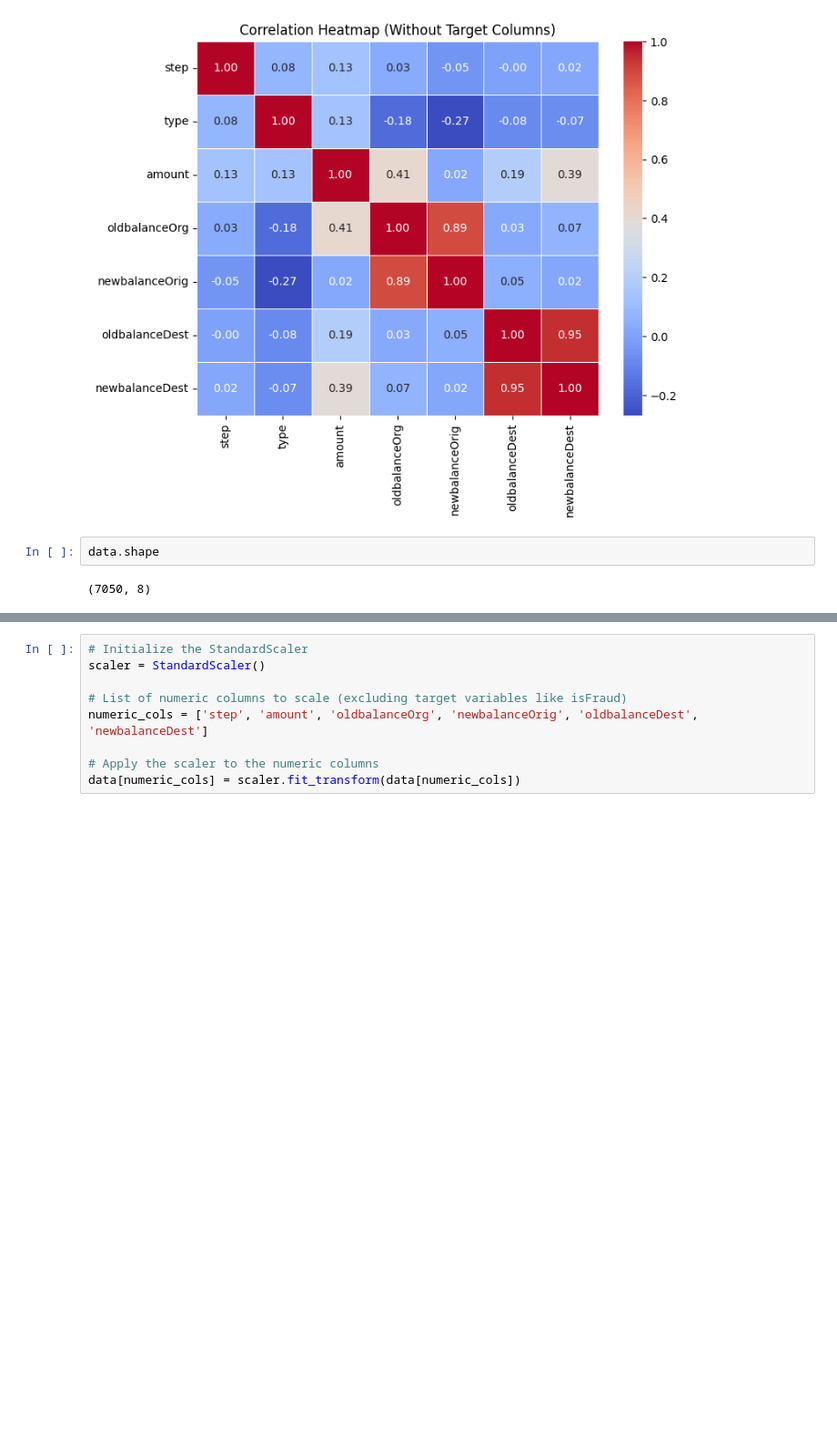
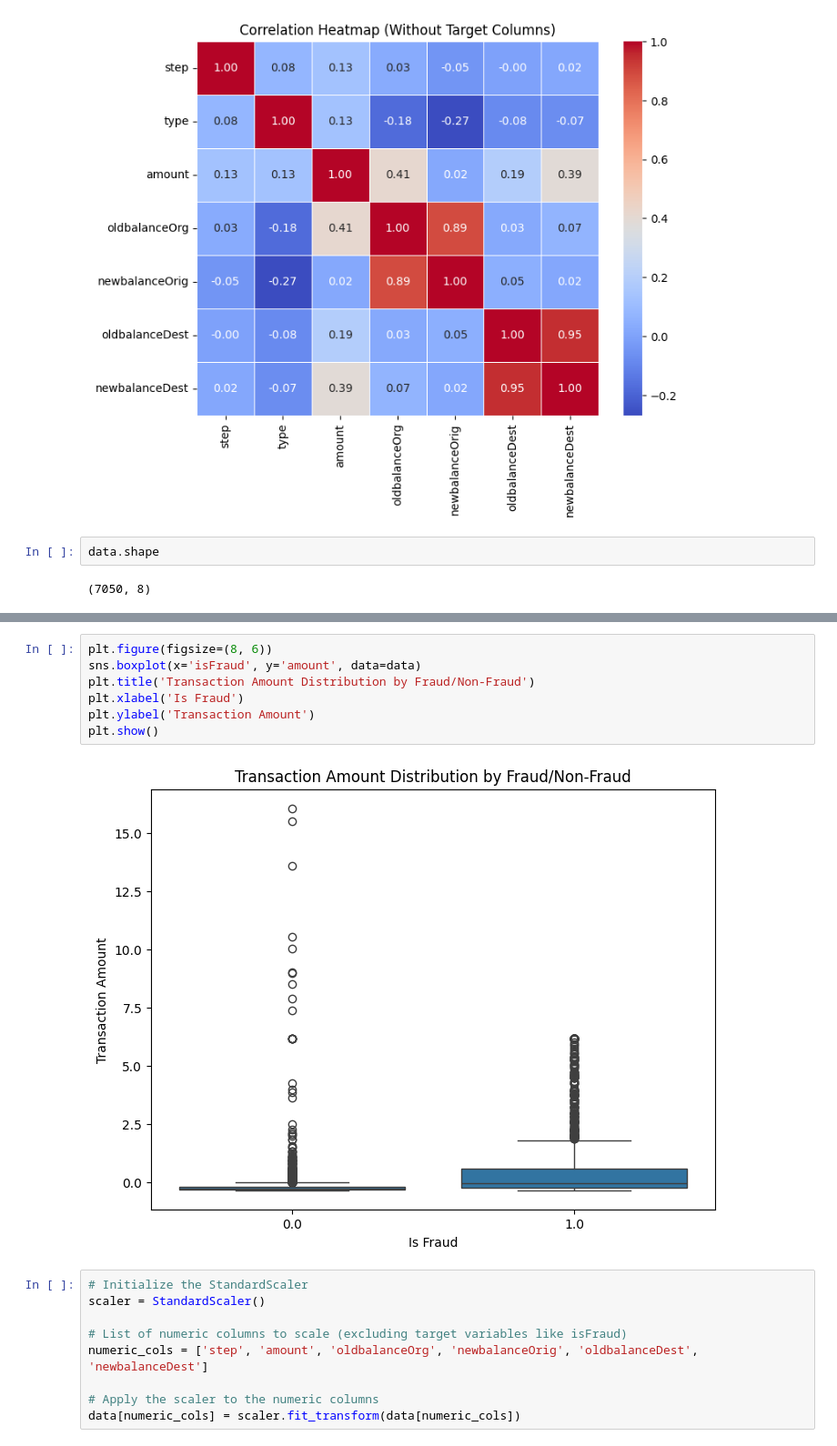
Before and after one commit to sergekamanzi/Fraudent-Docs, a Jupyter notebook: transaction.ipynb, the cells around one changed output, grey strips where cells are left out. Shown at 91% size. Saved outputs shown, nothing was run; the diff lists cells and outputs as text; blank space fills up the shorter version.

```diff
--- a/transaction.ipynb
+++ b/transaction.ipynb
@@ -82,3 +117,12 @@ data.shape
+# %%
+plt.figure(figsize=(8, 6))
+sns.boxplot(x='isFraud', y='amount', data=data)
+plt.title('Transaction Amount Distribution by Fraud/Non-Fraud')
+plt.xlabel('Is Fraud')
+plt.ylabel('Transaction Amount')
+plt.show()
+# %% [output]
+[figure, added]
 # %%
 # Initialize the StandardScaler
 scaler = StandardScaler()
```
Also changed, not shown: parts of 15 cells of this notebook.
